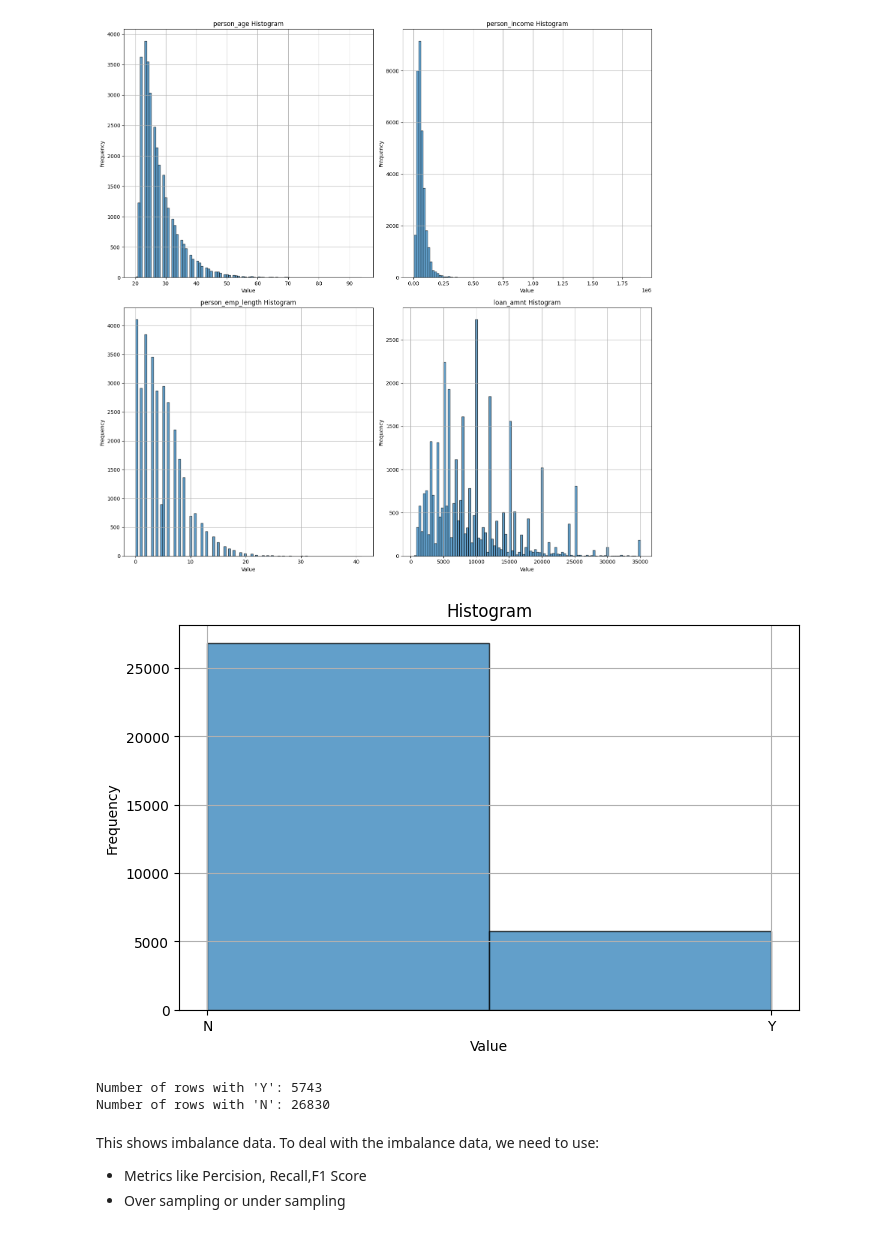
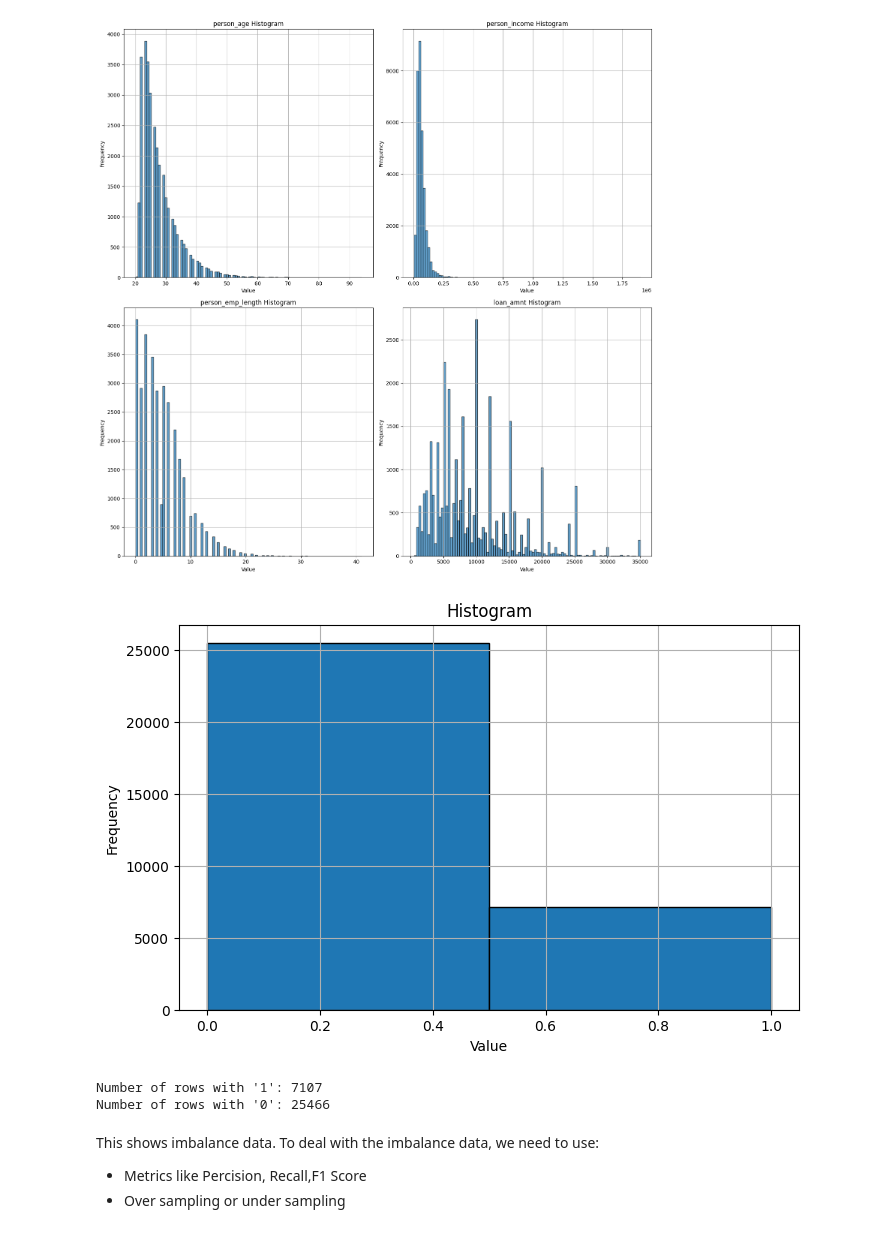
Before and after one commit to SainaPolis/Credit-Risk-Assessment, a Jupyter notebook: main.ipynb, the cells around one changed output. Drawn from its saved outputs; the diff is of its cells as text; code cells hidden in the pictures.

```diff
--- a/main.ipynb
+++ b/main.ipynb
@@ -222,28 +271,28 @@ plt.show()
 # %% [output]
 [figure]
 # %%
-# looking at cb_person_default_on_file
+# looking at loan_status
 plt.figure(figsize=(8, 5))
-plt.hist(df4['cb_person_default_on_file'], bins=2, edgecolor='black', alpha=0.7)
+plt.hist(df4['loan_status'], bins=2, edgecolor='black', alpha=1)
 plt.title('Histogram')
 plt.xlabel('Value')
 plt.ylabel('Frequency')
 plt.grid(True)
 plt.show()
 # %% [output]
-[figure, old version]
+[figure, new version]
 # %%
-# Count rows where cb_person_default_on_file == 'Y'
-count_Y = df4[df4['cb_person_default_on_file'] == 'Y'].shape[0]
+# Count rows where loan_status == 1
+count_1 = df4[df4['loan_status'] == 1].shape[0]
 
-# Count rows where cb_person_default_on_file == 'N'
-count_N = df4[df4['cb_person_default_on_file'] == 'N'].shape[0]
+# Count rows where loan_status == 0
+count_0 = df4[df4['loan_status'] == 0].shape[0]
 
-print(f"Number of rows with 'Y': {count_Y}")
-print(f"Number of rows with 'N': {count_N}")
+print(f"Number of rows with '1': {count_1}")
+print(f"Number of rows with '0': {count_0}")
 # %% [output]
-Number of rows with 'Y': 5743
-Number of rows with 'N': 26830
+Number of rows with '1': 7107
+Number of rows with '0': 25466
 # %% [markdown]
 This shows imbalance data. To deal with the imbalance data, we need to use:
 - Metrics like Percision, Recall,F1 Score
```
Also changed, not shown: parts of 22 cells of this notebook.
